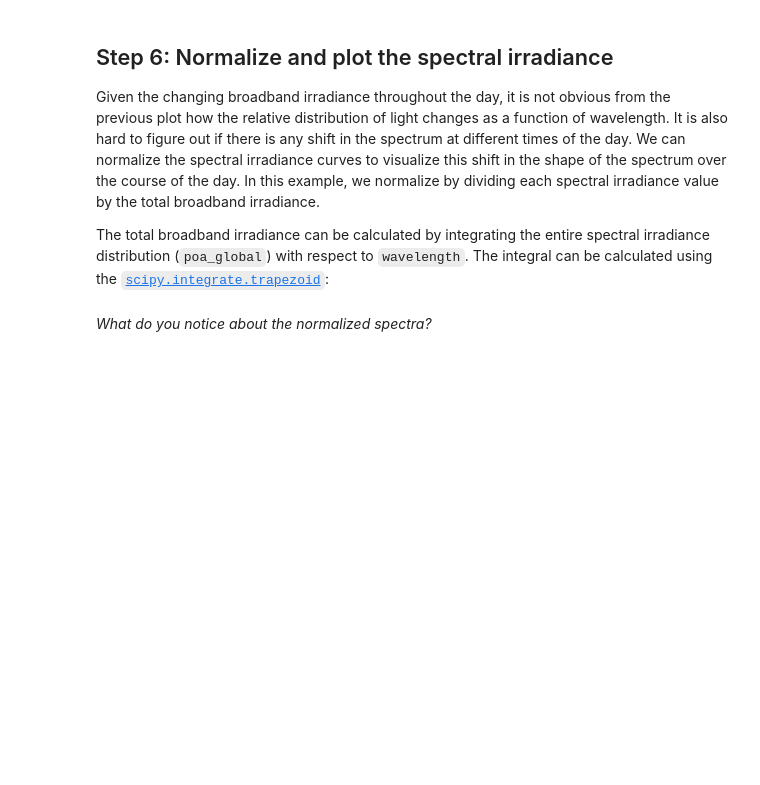
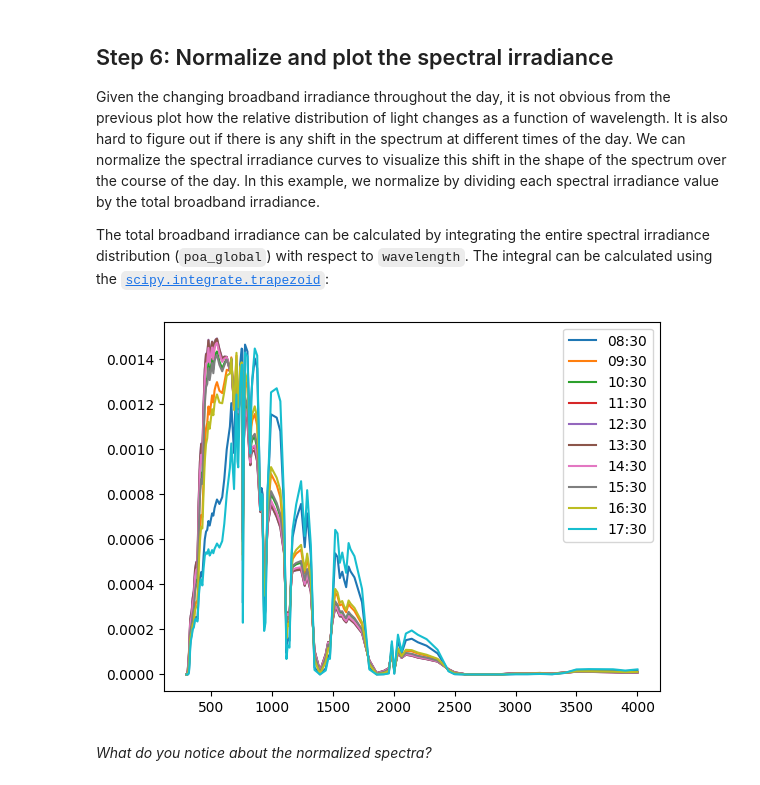
Before and after one commit to AdamRJensen/solar-resource-course, a Jupyter notebook: spectrum-changes.ipynb, the cells around one changed output. Saved outputs shown, nothing was run; the diff lists cells and outputs as text; code cells hidden in the pictures; blank space fills up the shorter version.

```diff
--- a/spectrum-changes.ipynb
+++ b/spectrum-changes.ipynb
@@ -79,9 +97,17 @@ Given the changing broadband irradiance throughout the day, it is not obvious fr
 
 The total broadband irradiance can be calculated by integrating the entire spectral irradiance distribution (``poa_global``) with respect to ``wavelength``. The integral can be calculated using the [``scipy.integrate.trapezoid``](https://docs.scipy.org/doc/scipy-1.16.2/reference/generated/scipy.integrate.trapezoid.html):
 # %%
-broadband_irradiance = scipy.integrate.trapezoid(spectral_poa, wavelength, axis=0)
+broadband_irradiance = scipy.integrate.trapezoid(spectra_components['poa_global'], spectra_components['wavelength'], axis=0)
+
+spectra_components['poa_global_normalized'] = spectra_components['poa_global'] / broadband_irradiance
 
 # Write your code here
+fig, ax = plt.subplots()
+ax.plot(spectra_components['wavelength'], spectra_components['poa_global_normalized'])
+ax.legend(time_labels)
+plt.show()
+# %% [output]
+[figure, added]
 # %% [markdown]
 *What do you notice about the normalized spectra?*
 # %% [markdown]
```
Also changed, not shown: parts of 5 cells of this notebook.
